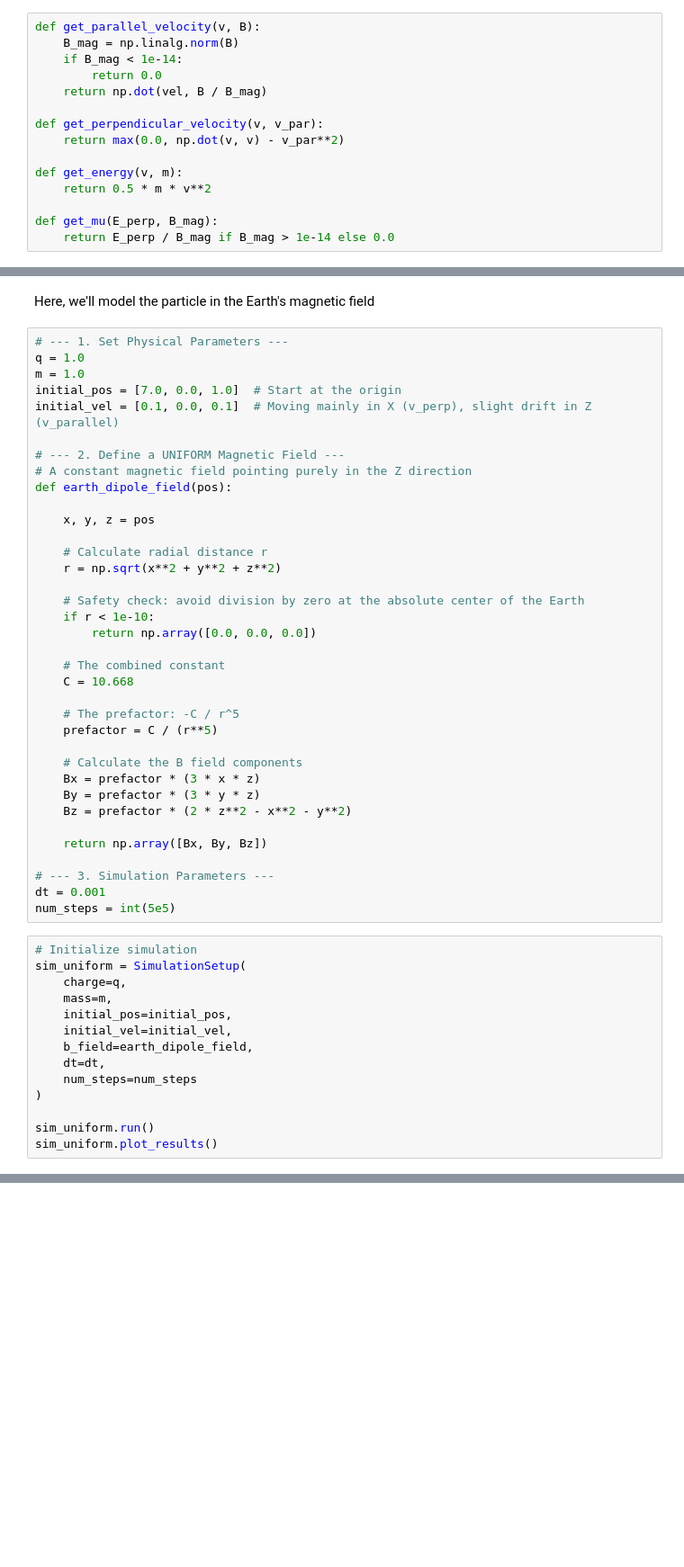
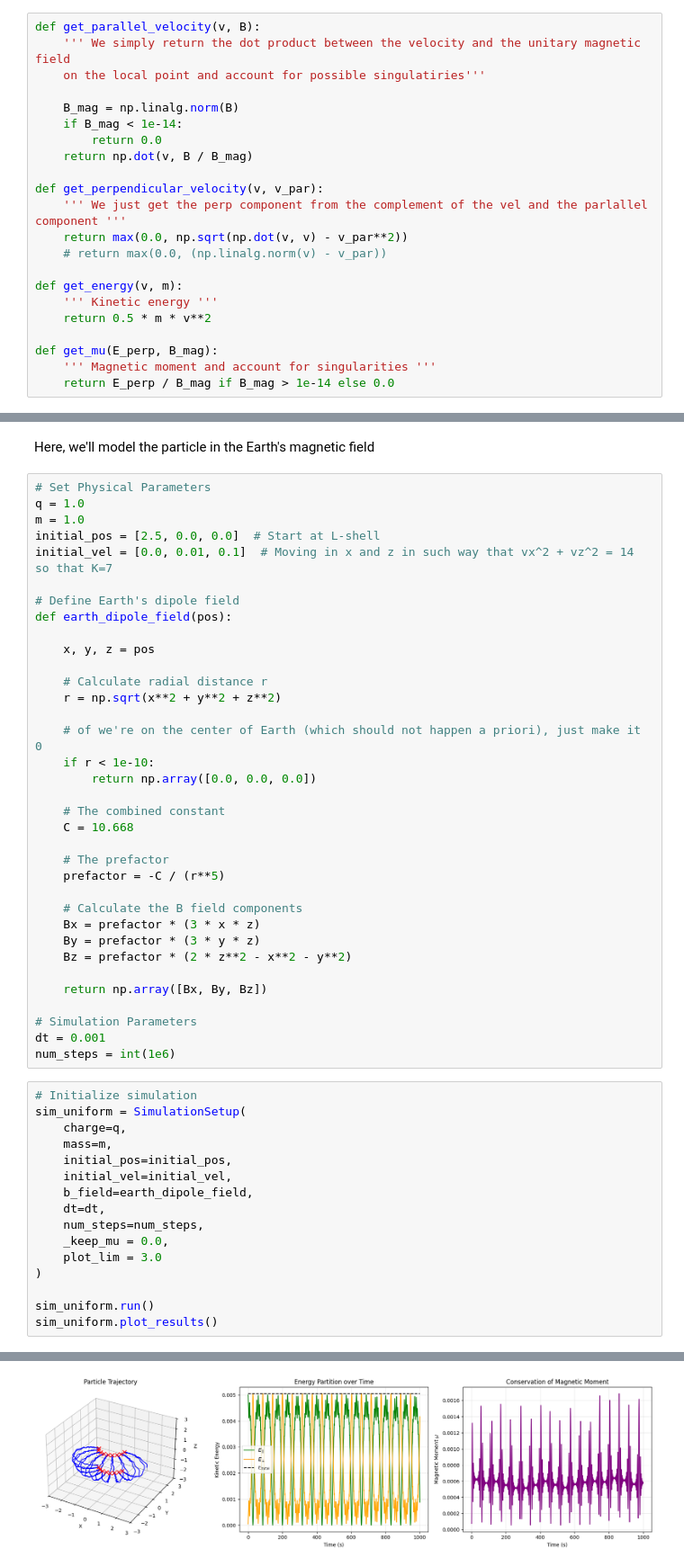
Before and after one commit to saacostad/ComputationalAstroPhysics, a Jupyter notebook: Project 1/project_1.ipynb, the cells around one changed output, grey strips where cells are left out. Shown at 90% size. Drawn from its saved outputs; the diff is of its cells as text; blank space fills up the shorter version.

```diff
--- a/Project 1/project_1.ipynb
+++ b/Project 1/project_1.ipynb
@@ -329,18 +497,25 @@ $$
 and will be the midpoint between the $\lambda$s where $v_\parallel(\lambda_-) \cdot v_\parallel(\lambda_+) < 0$. That is, we'll use the bisection method.
 # %%
 def get_parallel_velocity(v, B):
+    ''' We simply return the dot product between the velocity and the unitary magnetic field
+    on the local point and account for possible singulatiries'''
+
     B_mag = np.linalg.norm(B)
     if B_mag < 1e-14:
         return 0.0
-    return np.dot(vel, B / B_mag)
+    return np.dot(v, B / B_mag)
 
 def get_perpendicular_velocity(v, v_par):
-    return max(0.0, np.dot(v, v) - v_par**2)
+    ''' We just get the perp component from the complement of the vel and the parlallel component '''
+    return max(0.0, np.sqrt(np.dot(v, v) - v_par**2))
+    # return max(0.0, (np.linalg.norm(v) - v_par))
 
 def get_energy(v, m):
+    ''' Kinetic energy '''
     return 0.5 * m * v**2
 
 def get_mu(E_perp, B_mag):
+    ''' Magnetic moment and account for singularities '''
     return E_perp / B_mag if B_mag > 1e-14 else 0.0
 # %% [markdown]
 # Simulations
@@ -562,14 +746,13 @@ Simulation complete.
 # %% [markdown]
 Here, we'll model the particle in the Earth's magnetic field
 # %%
-# --- 1. Set Physical Parameters ---
+# Set Physical Parameters
 q = 1.0
 m = 1.0
-initial_pos = [7.0, 0.0, 1.0]  # Start at the origin
-initial_vel = [0.1, 0.0, 0.1]  # Moving mainly in X (v_perp), slight drift in Z (v_parallel)
+initial_pos = [2.5, 0.0, 0.0]  # Start at L-shell
+initial_vel = [0.0, 0.01, 0.1]  # Moving in x and z in such way that vx^2 + vz^2 = 14 so that K=7
 
-# --- 2. Define a UNIFORM Magnetic Field ---
-# A constant magnetic field pointing purely in the Z direction
+# Define Earth's dipole field
 def earth_dipole_field(pos):
 
     x, y, z = pos
@@ -577,15 +760,15 @@ def earth_dipole_field(pos):
     # Calculate radial distance r
     r = np.sqrt(x**2 + y**2 + z**2)
 
-    # Safety check: avoid division by zero at the absolute center of the Earth
+    # of we're on the center of Earth (which should not happen a priori), just make it 0
     if r < 1e-10:
         return np.array([0.0, 0.0, 0.0])
 
     # The combined constant
     C = 10.668
 
-    # The prefactor: -C / r^5
-    prefactor = C / (r**5)
+    # The prefactor
+    prefactor = -C / (r**5)
 
     # Calculate the B field components
     Bx = prefactor * (3 * x * z)
@@ -594,9 +777,9 @@ def earth_dipole_field(pos):
 
     return np.array([Bx, By, Bz])
 
-# --- 3. Simulation Parameters ---
+# Simulation Parameters
 dt = 0.001
-num_steps = int(5e5)
+num_steps = int(1e6)
 # %%
 # Initialize simulation
 sim_uniform = SimulationSetup(
@@ -606,7 +789,9 @@ sim_uniform = SimulationSetup(
     initial_vel=initial_vel,
     b_field=earth_dipole_field,
     dt=dt,
-    num_steps=num_steps
+    num_steps=num_steps,
+    _keep_mu = 0.0,
+    plot_lim = 3.0
 )
 
 sim_uniform.run()
@@ -615,0 +802 @@ Starting simulation...
+[figure, added]
```
Also changed, not shown: parts of 14 cells of this notebook.
